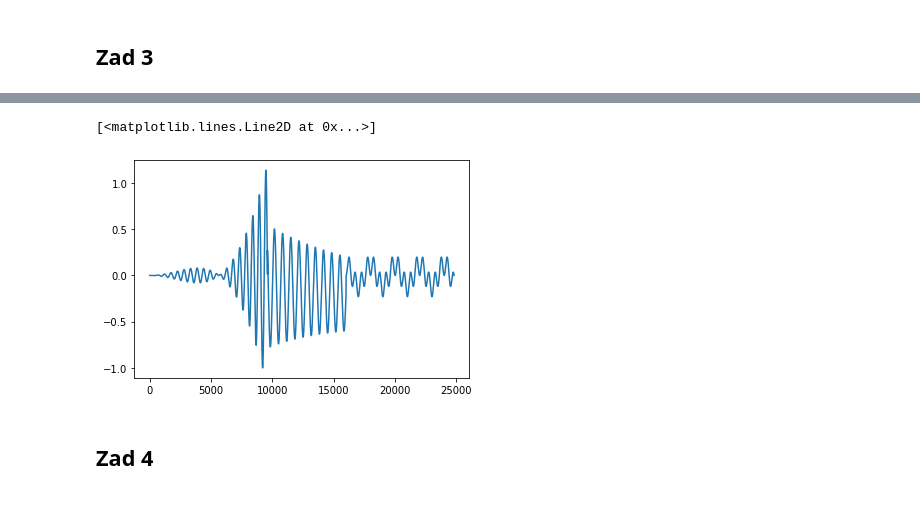
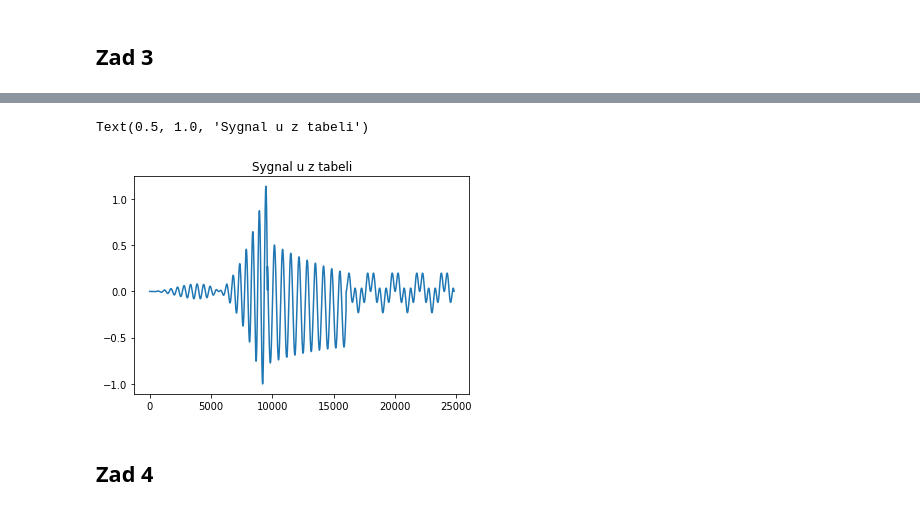
Before and after one commit to Oskarino/Lab1_PTD, a Jupyter notebook: Lab1_PTD.ipynb, the cells around one changed output, grey strips where cells are left out. Drawn from its saved outputs; the diff is of its cells as text; code cells hidden in the pictures.

```diff
--- a/Lab1_PTD.ipynb
+++ b/Lab1_PTD.ipynb
@@ -9,14 +9,18 @@ import matplotlib.pyplot as plt
 import math
 from math import sin, cos, pi, sqrt, log
 # %%
+#czestotliwosc probkowania
 f_s = 8000
 
+#przesuniecie w fazie
 phi = pi/120
+#funkcja z tabeli
 funkcja_x = lambda t: sin(2*pi*f_s*t*cos(3*pi*t) + t*phi)
 
 #sekundy
 T = 2
 
 def generate_signal(funkcja, f_s, T):
+  ''' Funkcja generujaca sygnal dla funkcji: funkcja, czestotliwosci: f_s i czasu trwania T'''
   return [funkcja(n/f_s) for n in range(int(T*f_s))]
 # %%
@@ -60,27 +73,30 @@ plt.plot(range(len(v)), v)
 # %% [markdown]
 ![image.png](embedded-picture-1)
 # %%
+#czas trwania sygnalu wynikajacy ze wzrou funkcji u
 T_u = 3.1
 
 def funkcja_u(t):
+  '''Definicja funkcji u na przedzialach'''
   if t<0 or t >= 3.1:
     raise Exception("Wrong time!!")
   if t < 1.2:
     return (-t**2 + 0.5)*sin(30*pi*t)*log(t**2+1,2)
   if t < 2:
     return (1/t)*0.8*sin(24*pi*t)-0.1*t
   if t < 2.4:
     abs(sin(2*pi*t*2))**0.8
   if t < 3.1:
     return 0.23*sin(20*pi*t)*sin(12*pi*t)
 
 
-
+#funkcja u z tabeli
 u = generate_signal(funkcja_u, f_s, T_u)
 plt.plot(range(len(u)), u)
+plt.title("Sygnal u z tabeli")
 # %% [output]
-[<matplotlib.lines.Line2D at 0x...>]
+Text(0.5, 1.0, 'Sygnal u z tabeli')
-[figure, old version]
+[figure, new version]
 # %% [markdown]
 ## Zad 4
 # %% [markdown]
```
Also changed, not shown: parts of 10 cells of this notebook.
